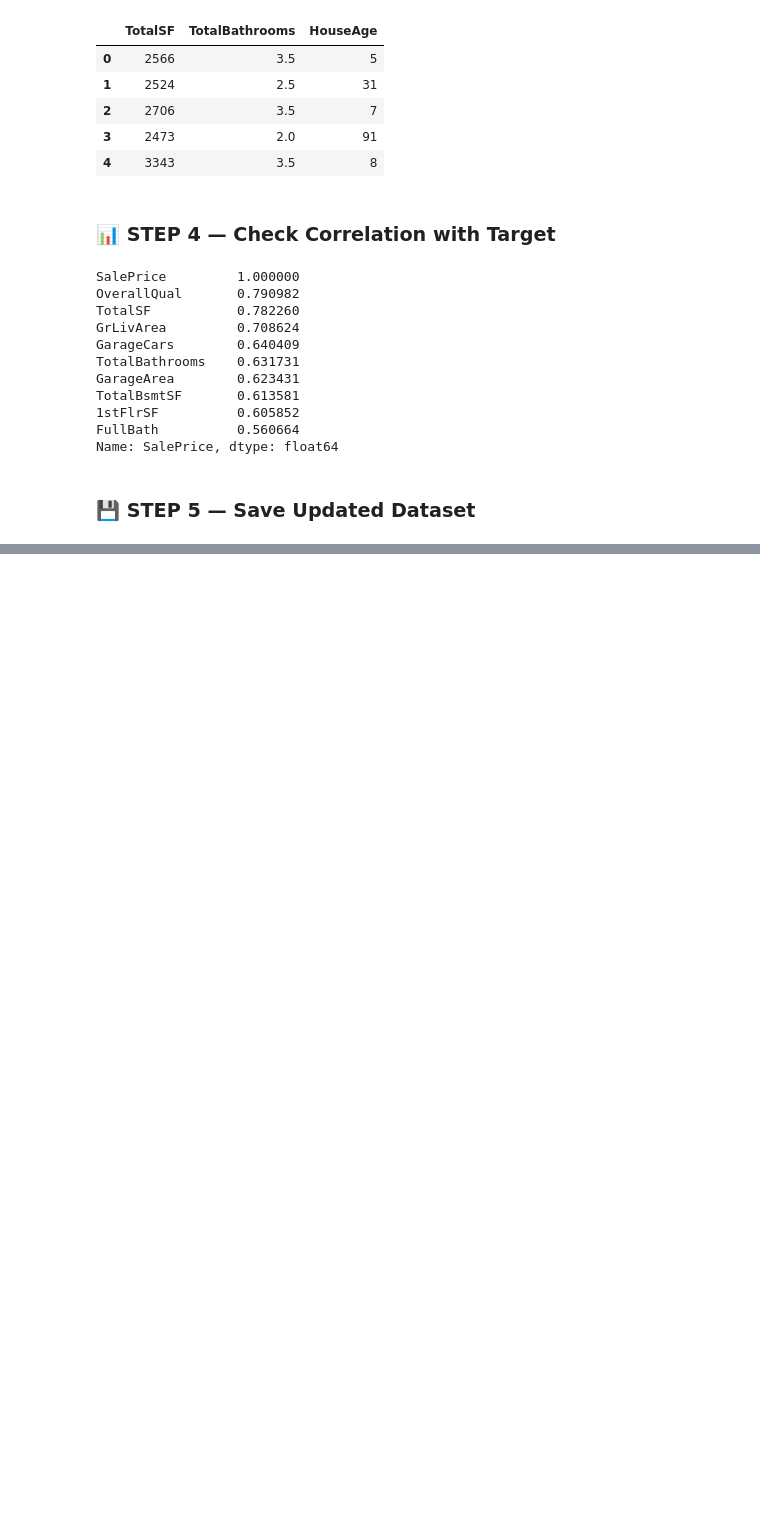
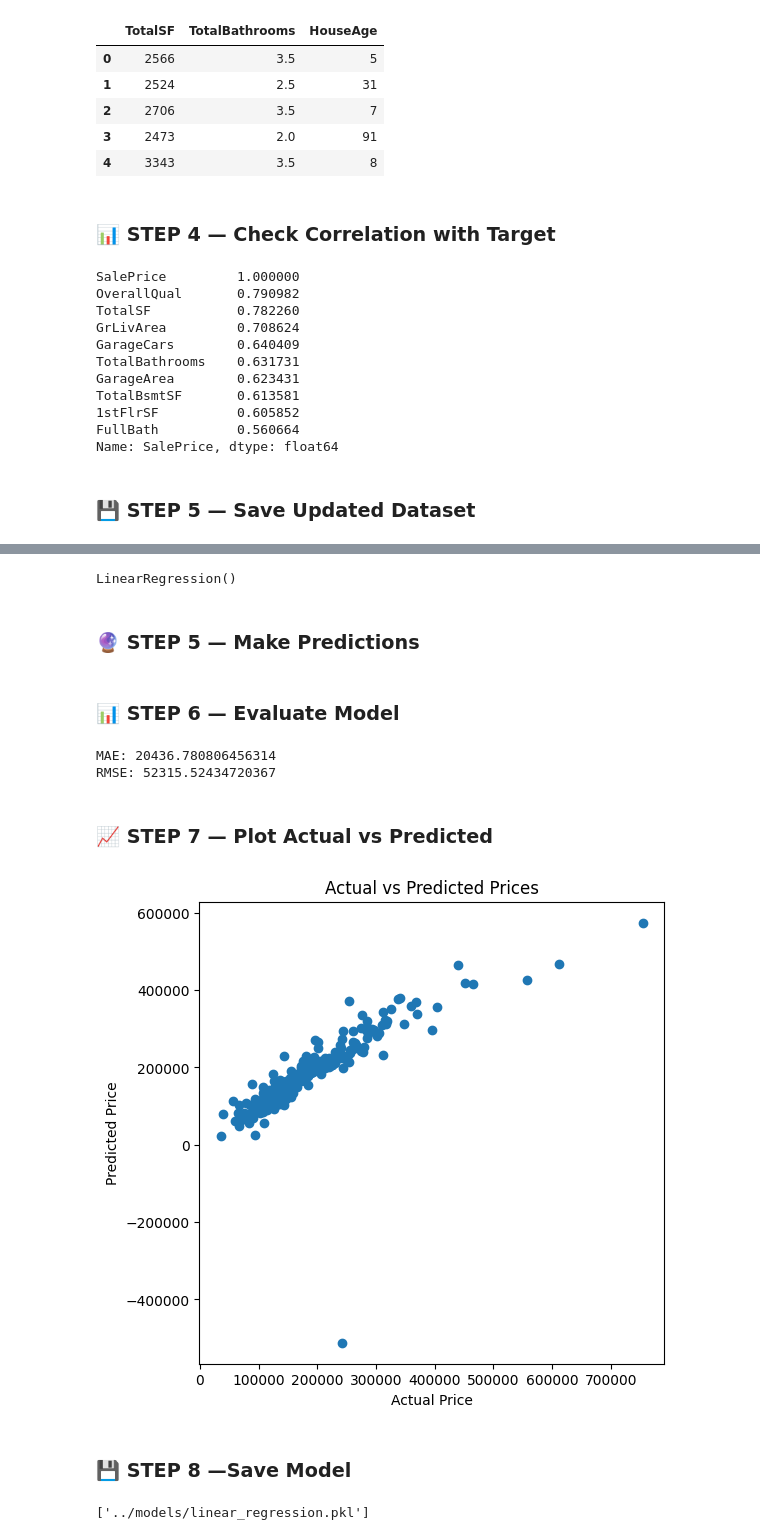
Before and after one commit to hafsakomal445/house-price-prediction-ml, a Jupyter notebook: notebooks/EDA.ipynb, the cells around one changed output, grey strips where cells are left out. Cells and saved outputs as stored; diff of their text form; code cells hidden in the pictures; blank space fills up the shorter version.

Commit message:
Implemented Linear Regression model with evaluation metrics

```diff
--- a/notebooks/EDA.ipynb
+++ b/notebooks/EDA.ipynb
@@ -368,0 +391,3 @@ df.to_csv('../data/processed_data.csv', index=False)
+# %%
+X = df.drop('SalePrice', axis=1)
+y = df['SalePrice']
@@ -368,0 +396,6 @@ df.to_csv('../data/processed_data.csv', index=False)
+# %%
+from sklearn.model_selection import train_test_split
+
+X_train, X_test, y_train, y_test = train_test_split(
+    X, y, test_size=0.2, random_state=42
+)
@@ -368,0 +404,45 @@ df.to_csv('../data/processed_data.csv', index=False)
+# %%
+from sklearn.linear_model import LinearRegression
+
+lr = LinearRegression()
+lr.fit(X_train, y_train)
+# %% [output]
+LinearRegression()
+# %% [markdown]
+### 🔮 STEP 5 — Make Predictions
+# %%
+y_pred = lr.predict(X_test)
+# %% [markdown]
+### 📊 STEP 6 — Evaluate Model
+# %%
+from sklearn.metrics import mean_absolute_error, mean_squared_error
+import numpy as np
+
+mae = mean_absolute_error(y_test, y_pred)
+rmse = np.sqrt(mean_squared_error(y_test, y_pred))
+
+print("MAE:", mae)
+print("RMSE:", rmse)
+# %% [output]
+MAE: 20436.780806456314
+RMSE: 52315.52434720367
+# %% [markdown]
+### 📈 STEP 7 — Plot Actual vs Predicted
+# %%
+import matplotlib.pyplot as plt
+
+plt.figure(figsize=(6,6))
+plt.scatter(y_test, y_pred)
+plt.xlabel("Actual Price")
+plt.ylabel("Predicted Price")
+plt.title("Actual vs Predicted Prices")
+plt.show()
+# %% [output]
+[figure, added]
+# %% [markdown]
+### 💾 STEP 8 —Save Model
+# %%
+import joblib
+joblib.dump(lr, '../models/linear_regression.pkl')
+# %% [output]
+['../models/linear_regression.pkl']
```
Also changed, not shown: parts of 7 cells of this notebook, 1 other file.
